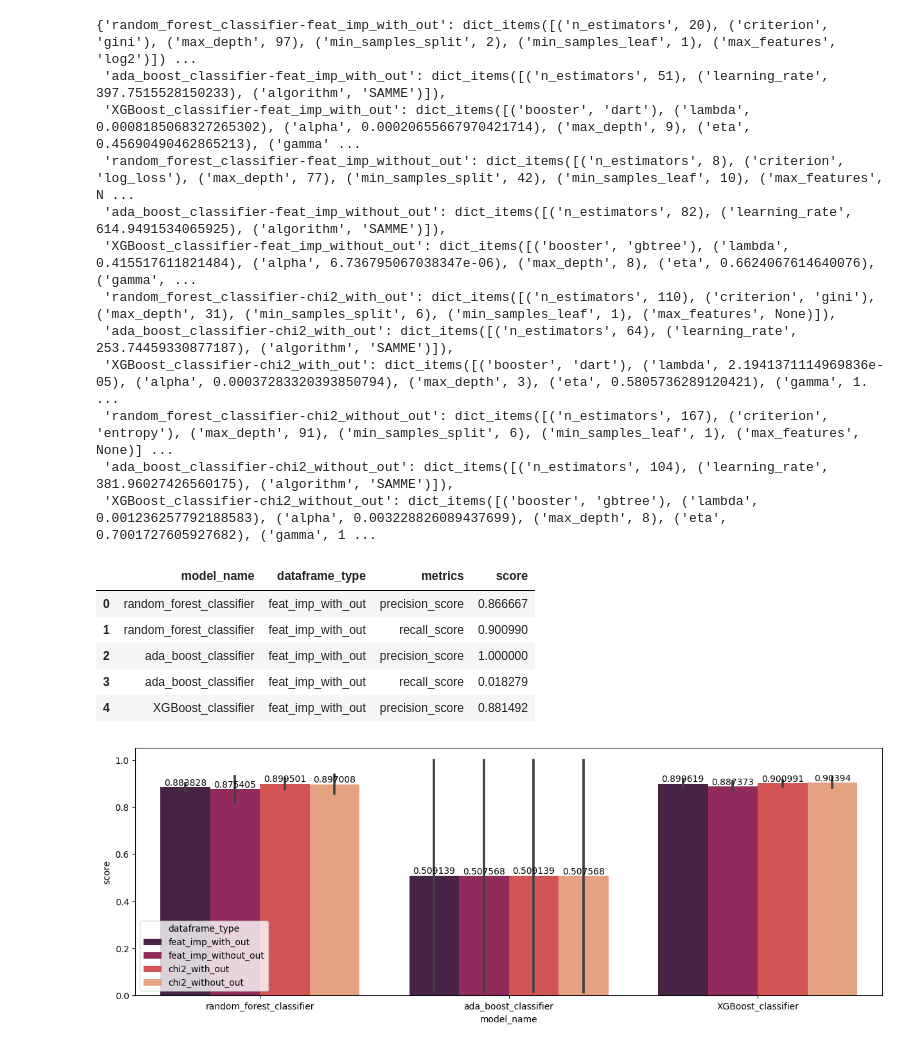
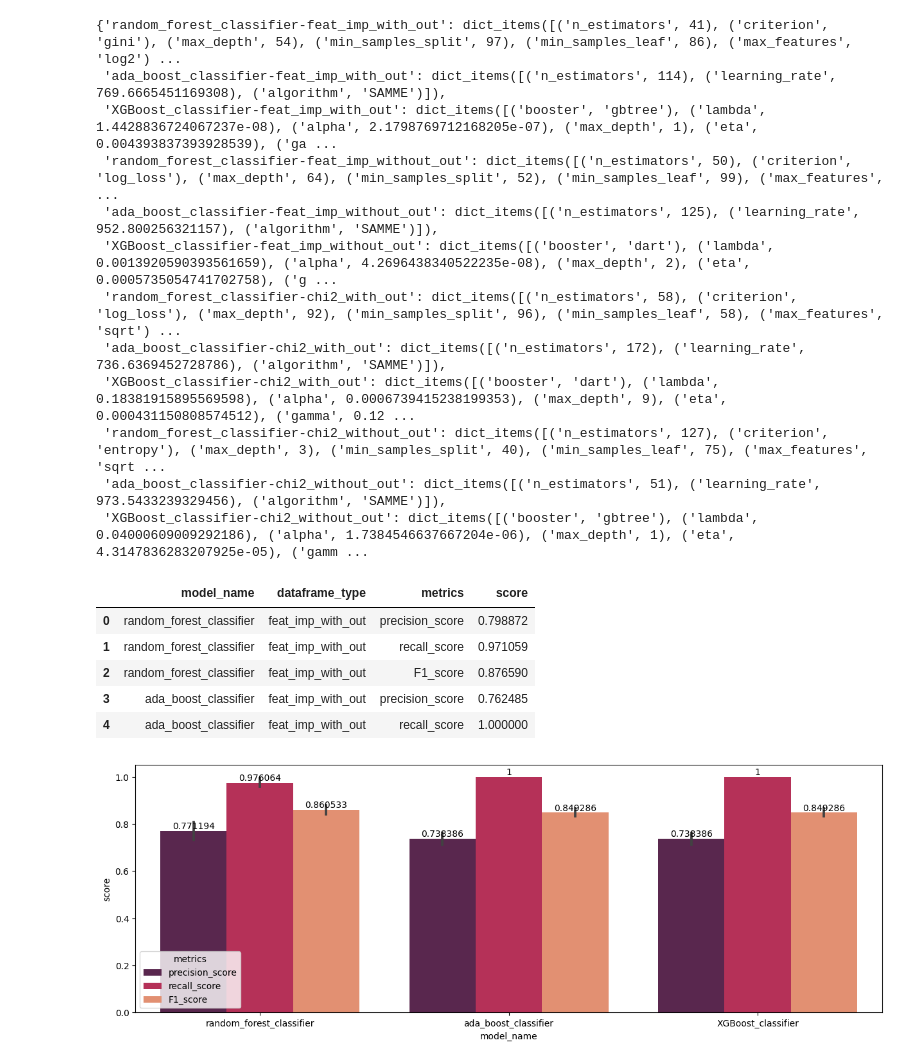
Before and after one commit to soil15/Risk-Scorer, a Jupyter notebook: notebooks/second_iteration/model_trainning.ipynb, the cells around one changed output. Saved outputs shown, nothing was run; the diff lists cells and outputs as text; code cells hidden in the pictures.

```diff
--- a/notebooks/second_iteration/model_trainning.ipynb
+++ b/notebooks/second_iteration/model_trainning.ipynb
@@ -76,9 +82,10 @@ def objective(trial):
 
     y_pred = mod.predict(X_test)
     # f1_scr = f1_score(y_pred=y_pred, y_true=y_test)
-    pre_score = precision_score(y_pred=y_pred, y_true=y_test)
+    # pre_score = precision_score(y_pred=y_pred, y_true=y_test)
+    recall_scr = recall_score(y_pred=y_pred, y_true=y_test)
 
-    return pre_score
+    return recall_scr
 # %%
 for df_type, df in zip(dataframes.keys(), dataframes.values()):
 
@@ -96,7 +103,7 @@ for df_type, df in zip(dataframes.keys(), dataframes.values()):
         X_train, X_test, y_train, y_test = train_test_split(X, y, test_size=0.3, random_state=15)
 
         study = optuna.create_study(direction='maximize')
-        study.optimize(objective, n_trials=100)
+        study.optimize(objective, n_trials=10)
 
         trial = study.best_trials[0]
         key = model_name + '-' + dataframe_type
@@ -122,18 +129,18 @@ for df_type, df in zip(dataframes.keys(), dataframes.values()):
 # %%
 model_params
 # %% [output]
-{'random_forest_classifier-feat_imp_with_out': dict_items([('n_estimators', 20), ('criterion', 'gini'), ('max_depth', 97), ('min_samples_split', 2), ('min_samples_leaf', 1), ('max_features', 'log2')]) ...
- 'ada_boost_classifier-feat_imp_with_out': dict_items([('n_estimators', 51), ('learning_rate', 397.7515528150233), ('algorithm', 'SAMME')]),
- 'XGBoost_classifier-feat_imp_with_out': dict_items([('booster', 'dart'), ('lambda', 0.0008185068327265302), ('alpha', 0.00020655667970421714), ('max_depth', 9), ('eta', 0.45690490462865213), ('gamma' ...
- 'random_forest_classifier-feat_imp_without_out': dict_items([('n_estimators', 8), ('criterion', 'log_loss'), ('max_depth', 77), ('min_samples_split', 42), ('min_samples_leaf', 10), ('max_features', N ...
- 'ada_boost_classifier-feat_imp_without_out': dict_items([('n_estimators', 82), ('learning_rate', 614.9491534065925), ('algorithm', 'SAMME')]),
- 'XGBoost_classifier-feat_imp_without_out': dict_items([('booster', 'gbtree'), ('lambda', 0.415517611821484), ('alpha', 6.736795067038347e-06), ('max_depth', 8), ('eta', 0.6624067614640076), ('gamma', ...
- 'random_forest_classifier-chi2_with_out': dict_items([('n_estimators', 110), ('criterion', 'gini'), ('max_depth', 31), ('min_samples_split', 6), ('min_samples_leaf', 1), ('max_features', None)]),
- 'ada_boost_classifier-chi2_with_out': dict_items([('n_estimators', 64), ('learning_rate', 253.74459330877187), ('algorithm', 'SAMME')]),
- 'XGBoost_classifier-chi2_with_out': dict_items([('booster', 'dart'), ('lambda', 2.1941371114969836e-05), ('alpha', 0.00037283320393850794), ('max_depth', 3), ('eta', 0.5805736289120421), ('gamma', 1. ...
- 'random_forest_classifier-chi2_without_out': dict_items([('n_estimators', 167), ('criterion', 'entropy'), ('max_depth', 91), ('min_samples_split', 6), ('min_samples_leaf', 1), ('max_features', None)] ...
- 'ada_boost_classifier-chi2_without_out': dict_items([('n_estimators', 104), ('learning_rate', 381.96027426560175), ('algorithm', 'SAMME')]),
- 'XGBoost_classifier-chi2_without_out': dict_items([('booster', 'gbtree'), ('lambda', 0.001236257792188583), ('alpha', 0.003228826089437699), ('max_depth', 8), ('eta', 0.7001727605927682), ('gamma', 1 ...
+{'random_forest_classifier-feat_imp_with_out': dict_items([('n_estimators', 41), ('criterion', 'gini'), ('max_depth', 54), ('min_samples_split', 97), ('min_samples_leaf', 86), ('max_features', 'log2') ...
+ 'ada_boost_classifier-feat_imp_with_out': dict_items([('n_estimators', 114), ('learning_rate', 769.6665451169308), ('algorithm', 'SAMME')]),
+ 'XGBoost_classifier-feat_imp_with_out': dict_items([('booster', 'gbtree'), ('lambda', 1.4428836724067237e-08), ('alpha', 2.1798769712168205e-07), ('max_depth', 1), ('eta', 0.004393837393928539), ('ga ...
+ 'random_forest_classifier-feat_imp_without_out': dict_items([('n_estimators', 50), ('criterion', 'log_loss'), ('max_depth', 64), ('min_samples_split', 52), ('min_samples_leaf', 99), ('max_features',  ...
+ 'ada_boost_classifier-feat_imp_without_out': dict_items([('n_estimators', 125), ('learning_rate', 952.800256321157), ('algorithm', 'SAMME')]),
+ 'XGBoost_classifier-feat_imp_without_out': dict_items([('booster', 'dart'), ('lambda', 0.0013920590393561659), ('alpha', 4.2696438340522235e-08), ('max_depth', 2), ('eta', 0.0005735054741702758), ('g ...
+ 'random_forest_classifier-chi2_with_out': dict_items([('n_estimators', 58), ('criterion', 'log_loss'), ('max_depth', 92), ('min_samples_split', 96), ('min_samples_leaf', 58), ('max_features', 'sqrt') ...
+ 'ada_boost_classifier-chi2_with_out': dict_items([('n_estimators', 172), ('learning_rate', 736.6369452728786), ('algorithm', 'SAMME')]),
+ 'XGBoost_classifier-chi2_with_out': dict_items([('booster', 'dart'), ('lambda', 0.18381915895569598), ('alpha', 0.0006739415238199353), ('max_depth', 9), ('eta', 0.000431150808574512), ('gamma', 0.12 ...
+ 'random_forest_classifier-chi2_without_out': dict_items([('n_estimators', 127), ('criterion', 'entropy'), ('max_depth', 3), ('min_samples_split', 40), ('min_samples_leaf', 75), ('max_features', 'sqrt ...
+ 'ada_boost_classifier-chi2_without_out': dict_items([('n_estimators', 51), ('learning_rate', 973.5433239329456), ('algorithm', 'SAMME')]),
+ 'XGBoost_classifier-chi2_without_out': dict_items([('booster', 'gbtree'), ('lambda', 0.04000609009292186), ('alpha', 1.7384546637667204e-06), ('max_depth', 1), ('eta', 4.3147836283207925e-05), ('gamm ...
 # %%
 model_comp = {
     'model_name' : list(),
@@ -164,6 +171,7 @@ for model_df_type, params in zip(model_params.keys(), model_params.values()):
 
     precision_scr = precision_score(y_true=y_test, y_pred=y_pred)
     recall_scr = recall_score(y_true=y_test, y_pred=y_pred)
+    f1_scr = f1_score(y_true=y_test, y_pred=y_pred)
 
     model_comp['model_name'].append(model_name)
     model_comp['dataframe_type'].append(df_type)
@@ -174,25 +182,30 @@ for model_df_type, params in zip(model_params.keys(), model_params.values()):
     model_comp['dataframe_type'].append(df_type)
     model_comp['metrics'].append('recall_score')
     model_comp['score'].append(recall_scr)
+
+    model_comp['model_name'].append(model_name)
+    model_comp['dataframe_type'].append(df_type)
+    model_comp['metrics'].append('F1_score')
+    model_comp['score'].append(f1_scr)
 # %%
 model_comp_df = pd.DataFrame(data=model_comp)
 
 model_comp_df.head()
 # %% [output]
 |  | model_name | dataframe_type | metrics | score |
-| 0 | random_forest_classifier | feat_imp_with_out | precision_score | 0.866667 |
-| 1 | random_forest_classifier | feat_imp_with_out | recall_score | 0.900990 |
-| 2 | ada_boost_classifier | feat_imp_with_out | precision_score | 1.000000 |
-| 3 | ada_boost_classifier | feat_imp_with_out | recall_score | 0.018279 |
-| 4 | XGBoost_classifier | feat_imp_with_out | precision_score | 0.881492 |
+| 0 | random_forest_classifier | feat_imp_with_out | precision_score | 0.798872 |
+| 1 | random_forest_classifier | feat_imp_with_out | recall_score | 0.971059 |
+| 2 | random_forest_classifier | feat_imp_with_out | F1_score | 0.876590 |
+| 3 | ada_boost_classifier | feat_imp_with_out | precision_score | 0.762485 |
+| 4 | ada_boost_classifier | feat_imp_with_out | recall_score | 1.000000 |
 # %%
 plt.figure(figsize=(15, 5))
 
-ax = sns.barplot(data=model_comp_df, x='model_name', y='score', hue='dataframe_type', palette='rocket')
+ax = sns.barplot(data=model_comp_df, x='model_name', y='score', hue='metrics', palette='rocket')
 
 for i in ax.containers:
     ax.bar_label(i,)
 
 plt.show()
 # %% [output]
-[figure, old version]
+[figure, new version]
```
Also changed, not shown: parts of 15 cells of this notebook, 6 other files.
